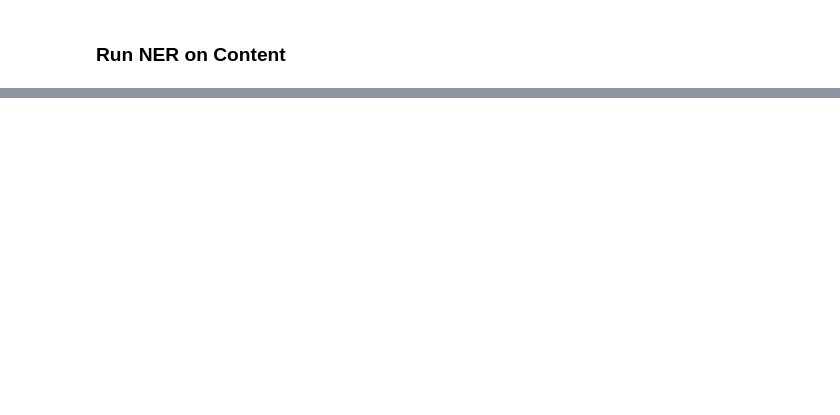
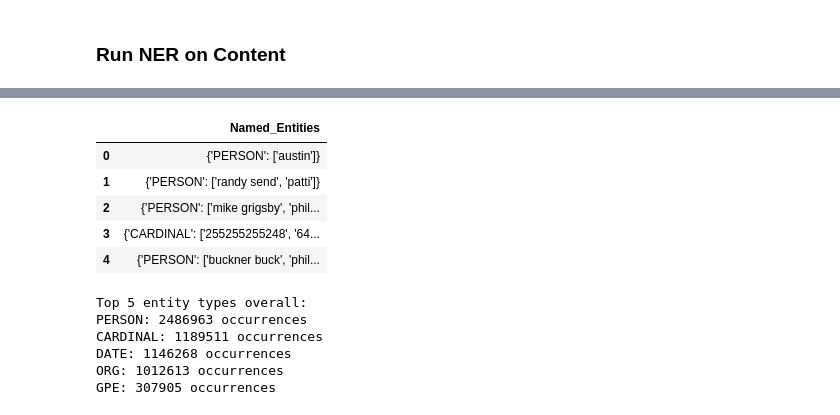
Before and after one commit to HanWeiOng/IS450G2, a Jupyter notebook: Main_NER.ipynb, the cells around one changed output, grey strips where cells are left out. Drawn from its saved outputs; the diff is of its cells as text; code cells hidden in the pictures; blank space fills up the shorter version.

```diff
--- a/Main_NER.ipynb
+++ b/Main_NER.ipynb
@@ -97,0 +99,66 @@ df.to_csv('filtered_50krows_NER_Entities.csv', index=False)
+# %%
+import pandas as pd
+import ast
+
+# Function to process NER_Entities into a dictionary of entity types and values
+def process_ner_entities(row):
+    # If row is a string, parse it into a Python object
+    if isinstance(row, str):
+        try:
+            row = ast.literal_eval(row)
+        except (ValueError, SyntaxError):
+            return {}  # Return empty dict for unparsable rows
+
+    # Ensure row is iterable
+    if not isinstance(row, (list, tuple)):
+        return {}  # Return empty dict for invalid rows
+
+    # Process tuples into a dictionary
+    result = {}
+    for item in row:
+        if isinstance(item, tuple) and len(item) == 2:  # Only process tuples with exactly 2 values
+            entity, entity_type = item
+            if entity_type not in result:
+                result[entity_type] = []
+            result[entity_type].append(entity)
+        # Skip tuples with 1 value or other lengths
+
+    # Remove duplicates within each type
+    for entity_type in result:
+        result[entity_type] = list(set(result[entity_type]))
+
+    return result
+
+# Add a new column with the processed entity dictionaries
+test['Named_Entities'] = test['NER_Entities'].apply(process_ner_entities)
+
+# Display the updated DataFrame
+test[['Named_Entities']].head()
+# %% [output]
+|  | Named_Entities |
+| 0 | {'PERSON': ['austin']} |
+| 1 | {'PERSON': ['randy send', 'patti']} |
+| 2 | {'PERSON': ['mike grigsby', 'phil... |
+| 3 | {'CARDINAL': ['255255255248', '64... |
+| 4 | {'PERSON': ['buckner buck', 'phil... |
+# %%
+# Count entity types across all rows
+entity_type_counts = Counter()
+for named_entities in test['Named_Entities']:
+    for entity_type, entities in named_entities.items():
+        entity_type_counts[entity_type] += len(entities)  # Count the number of entities for each type
+
+# Get the top 5 most frequent entity types
+top_5_entity_types = entity_type_counts.most_common(5)
+
+# Display the results
+print("Top 5 entity types overall:")
+for entity_type, count in top_5_entity_types:
+    print(f"{entity_type}: {count} occurrences")
+# %% [output]
+Top 5 entity types overall:
+PERSON: 2486963 occurrences
+CARDINAL: 1189511 occurrences
+DATE: 1146268 occurrences
+ORG: 1012613 occurrences
+GPE: 307905 occurrences
```
Also changed, not shown: parts of 16 cells of this notebook.
